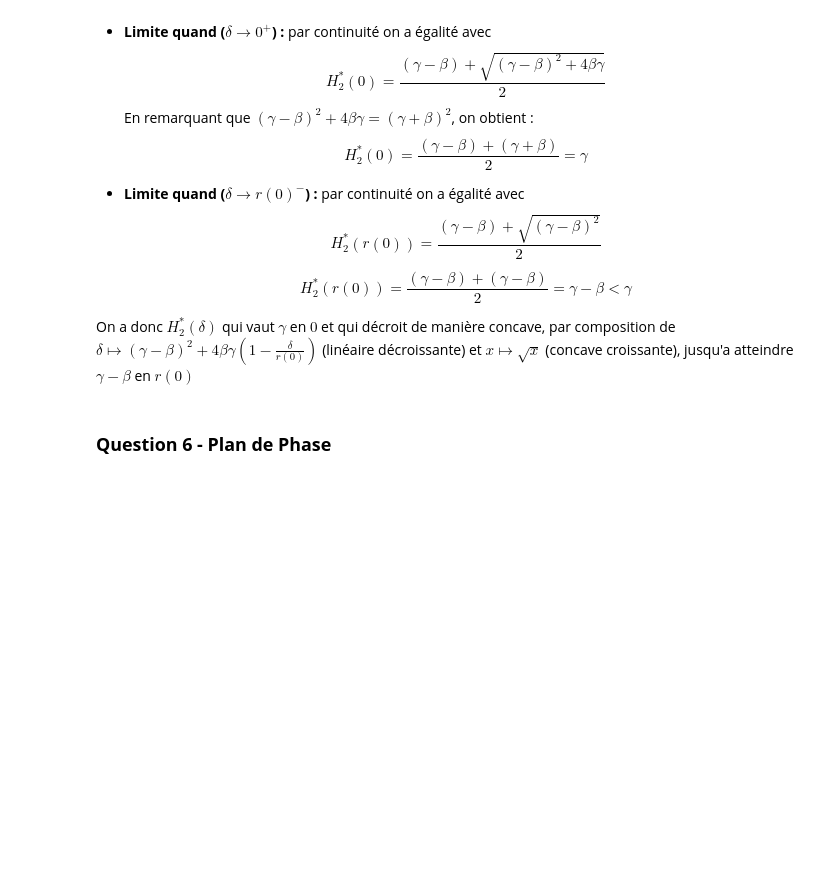
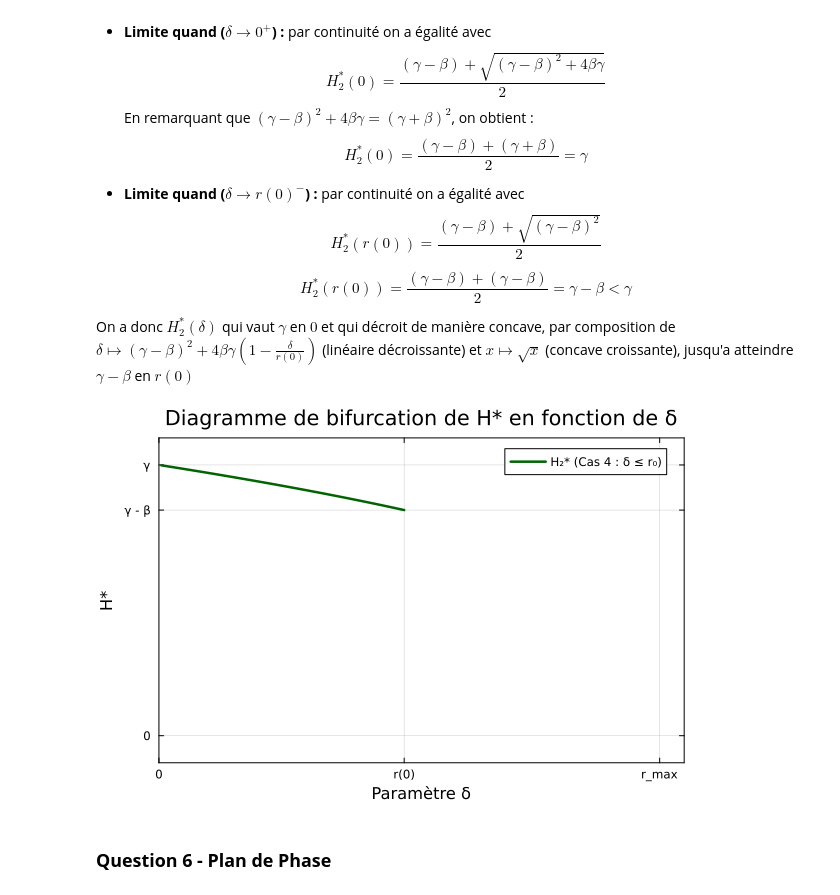
Before and after one commit to theocimino/BIO_PROJET, a Jupyter notebook: code/projet.ipynb, the cells around one changed output. Drawn from its saved outputs; the diff is of its cells as text; code cells hidden in the pictures; blank space fills up the shorter version.

Commit message:
ajout d'un tracé pour le cas4

```diff
--- a/code/projet.ipynb
+++ b/code/projet.ipynb
@@ -601,6 +602,55 @@ $$
     $$
 
 On a donc $H_2^*(\delta)$ qui vaut $\gamma$ en $0$ et qui décroit de manière concave, par composition de $ \delta \mapsto (\gamma - \beta)^2 + 4\beta\gamma ( 1 - \frac{\delta}{r(0)} )$ (linéaire décroissante) et $x \mapsto \sqrt{x}$ (concave croissante), jusqu'a atteindre $\gamma - \beta$ en $r(0)$
+# %%
+# 1. Calcul du maximum de r(H) pour les limites du tracé
+Hm = (γ - β) / 2
+r_max = r(Hm)
+
+# 2. Fonction définissant l'équilibre H_2*
+
+function H2_star(δ)
+    return ((γ - β) + sqrt((γ - β)^2 + 4 * β * γ * (1 - δ / r0))) / 2
+end
+
+# 3. Création des vecteurs de données pour delta
+delta_cas4 = range(0.01, r0, length=150)
+
+# On choisit les valeurs numériques à marquer, et on leur associe un texte
+valeurs_x = [0.0, r0, r_max]
+labels_x = ["0", "r(0)", "r_max"]
+
+valeurs_y = [0.0, γ - β, γ]
+labels_y = ["0", "γ - β", "γ"]
+
+# 4. Tracé du diagramme complet avec xticks et yticks
+p_bifurcation = plot(
+    xlabel="Paramètre δ",
+    ylabel="H*",
+    title="Diagramme de bifurcation de H* en fonction de δ",
+    grid=true,
+    framestyle=:box,
+    legend=:topright,
+    xlims=(0, r_max + 0.1),
+    ylims=(-0.1, γ + 0.1),
+    xticks=(valeurs_x, labels_x), # On remplace les graduations par les lettres
+    yticks=(valeurs_y, labels_y)  # Pareil pour l'axe Y
+)
+
+# -- Cas 4 : Branche H2*
+plot!(p_bifurcation, delta_cas4, H2_star.(delta_cas4),
+      label="H₂* (Cas 4 : δ ≤ r₀)", color=:darkgreen, linewidth=2.5)
+
+
+# -- Branche triviale H=0
+#plot!(p_bifurcation, [0, r0], [0, 0], label="H=0 instable", color=:blue, linestyle=:dash, linewidth=2)
+#plot!(p_bifurcation, [r0, r_max + 0.1], [0, 0], label="H=0 stable", color=:blue, linewidth=2)
+
+
+# Affichage
+display(p_bifurcation)
+# %% [output]
+[figure, added]
 # %% [markdown]
 ### **Question 6 - Plan de Phase**
 # %% [markdown]
```
Also changed, not shown: parts of 1 cell of this notebook.
